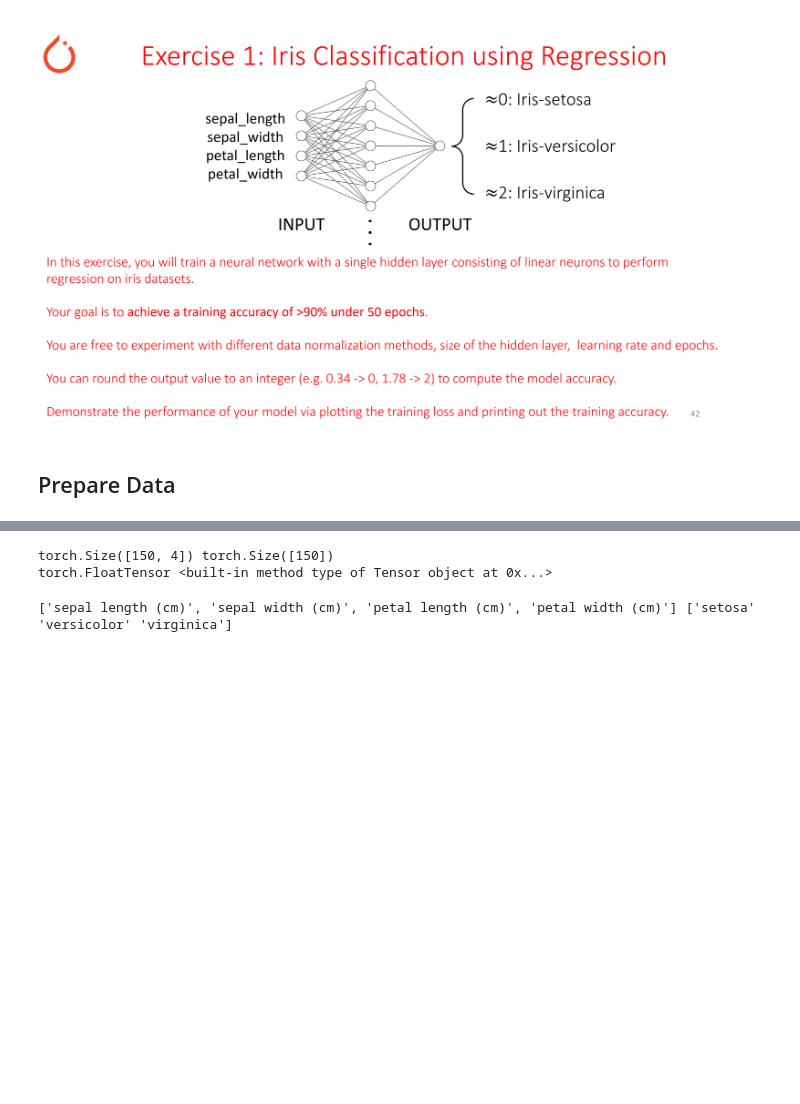
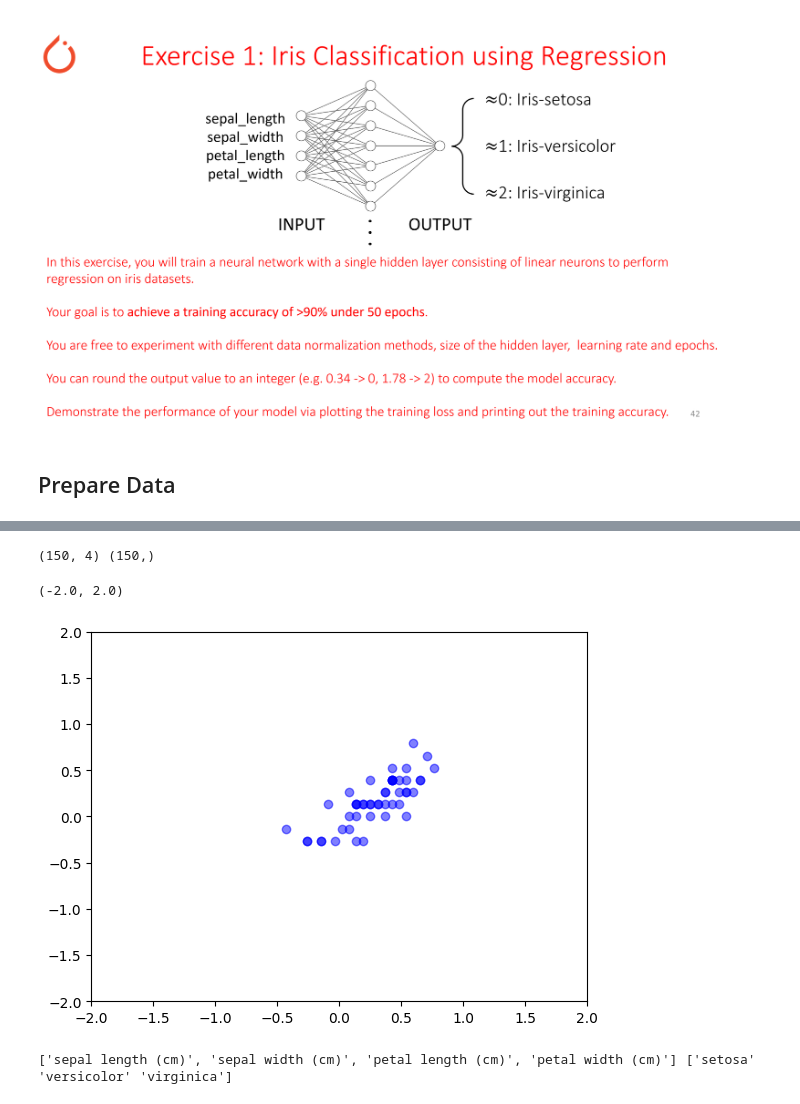
Before and after one commit to ForestTschirhart/PHYS417-SP25, a Jupyter notebook: lab_2/Lab2_Template/Lab2_Template/Lab_2_ForestTschirhart.ipynb, the cells around one changed output, grey strips where cells are left out. Saved outputs shown, nothing was run; the diff lists cells and outputs as text; code cells hidden in the pictures; blank space fills up the shorter version.

```diff
--- a/lab_2/Lab2_Template/Lab2_Template/Lab_2_ForestTschirhart.ipynb
+++ b/lab_2/Lab2_Template/Lab2_Template/Lab_2_ForestTschirhart.ipynb
@@ -53,11 +57,14 @@ print(X_train[:10, :], y_train[:10])
 # %%
 # Print the dimensions of features and targets
 
 print(X_train.shape, y_train.shape)
-print(X_train.type(), y_train.type)
+plt.plot(X_train[50:100,2], X_train[50:100,3], 'o', color='blue', alpha=0.5)
+plt.xlim(-2,2)
+plt.ylim(-2,2)
 # %% [output]
-torch.Size([150, 4]) torch.Size([150])
-torch.FloatTensor <built-in method type of Tensor object at 0x...>
+(150, 4) (150,)
+(-2.0, 2.0)
+[figure, added]
 # %%
 # feature_names contains name for each column in X_train
 # For targets, 0 -> setosa, 1 -> versicolor, 2 -> virginica
```
Also changed, not shown: parts of 8 cells of this notebook.
